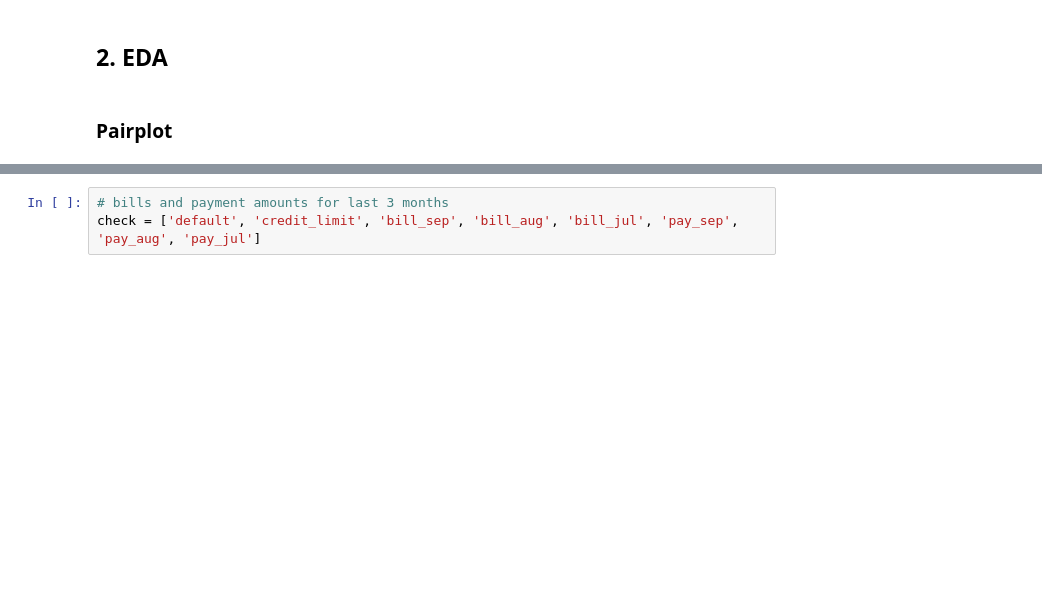
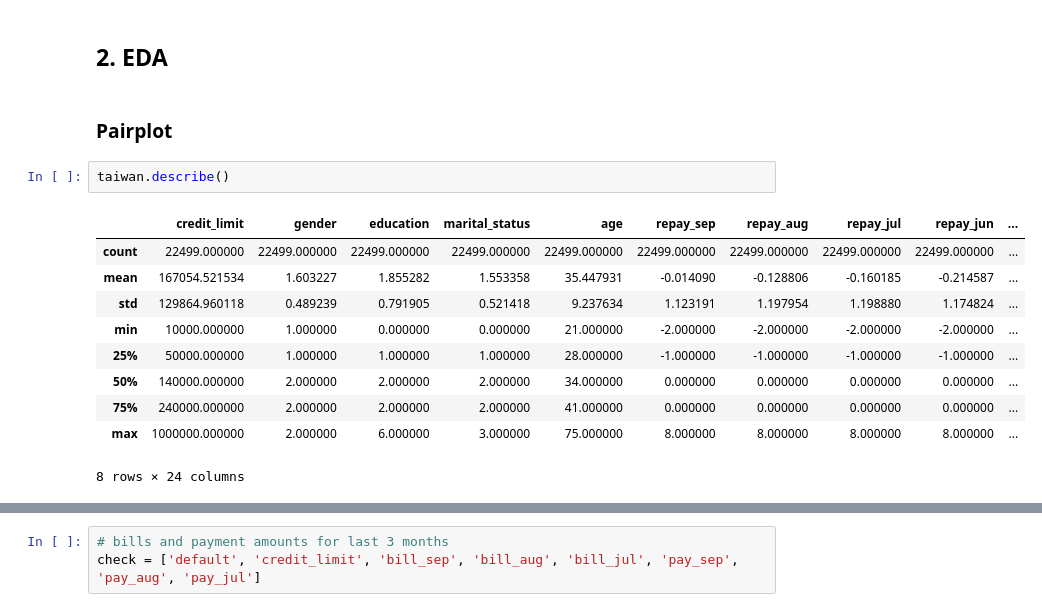
Before and after one commit to Mynusjanai/nyc-dc-ds-020121, a Jupyter notebook: Phase_3/bake_off/classification-bakeoff-template.ipynb, the cells around one changed output, grey strips where cells are left out. Cells and saved outputs as stored; diff of their text form; blank space fills up the shorter version.

```diff
--- a/Phase_3/bake_off/classification-bakeoff-template.ipynb
+++ b/Phase_3/bake_off/classification-bakeoff-template.ipynb
@@ -221,3 +221,16 @@ taiwan[bills].describe()
 ## 2. EDA
 # %% [markdown]
 ### Pairplot
+# %%
+taiwan.describe()
+# %% [output]
+|  | credit_limit | gender | education | marital_status | age | repay_sep | repay_aug | repay_jul | repay_jun | ... |
+| count | 22499.000000 | 22499.000000 | 22499.000000 | 22499.000000 | 22499.000000 | 22499.000000 | 22499.000000 | 22499.000000 | 22499.000000 | ... |
+| mean | 167054.521534 | 1.603227 | 1.855282 | 1.553358 | 35.447931 | -0.014090 | -0.128806 | -0.160185 | -0.214587 | ... |
+| std | 129864.960118 | 0.489239 | 0.791905 | 0.521418 | 9.237634 | 1.123191 | 1.197954 | 1.198880 | 1.174824 | ... |
+| min | 10000.000000 | 1.000000 | 0.000000 | 0.000000 | 21.000000 | -2.000000 | -2.000000 | -2.000000 | -2.000000 | ... |
+| 25% | 50000.000000 | 1.000000 | 1.000000 | 1.000000 | 28.000000 | -1.000000 | -1.000000 | -1.000000 | -1.000000 | ... |
+| 50% | 140000.000000 | 2.000000 | 2.000000 | 2.000000 | 34.000000 | 0.000000 | 0.000000 | 0.000000 | 0.000000 | ... |
+| 75% | 240000.000000 | 2.000000 | 2.000000 | 2.000000 | 41.000000 | 0.000000 | 0.000000 | 0.000000 | 0.000000 | ... |
+| max | 1000000.000000 | 2.000000 | 6.000000 | 3.000000 | 75.000000 | 8.000000 | 8.000000 | 8.000000 | 8.000000 | ... |
+8 rows × 24 columns
```
Also changed, not shown: parts of 1 cell of this notebook, 1 other file.
